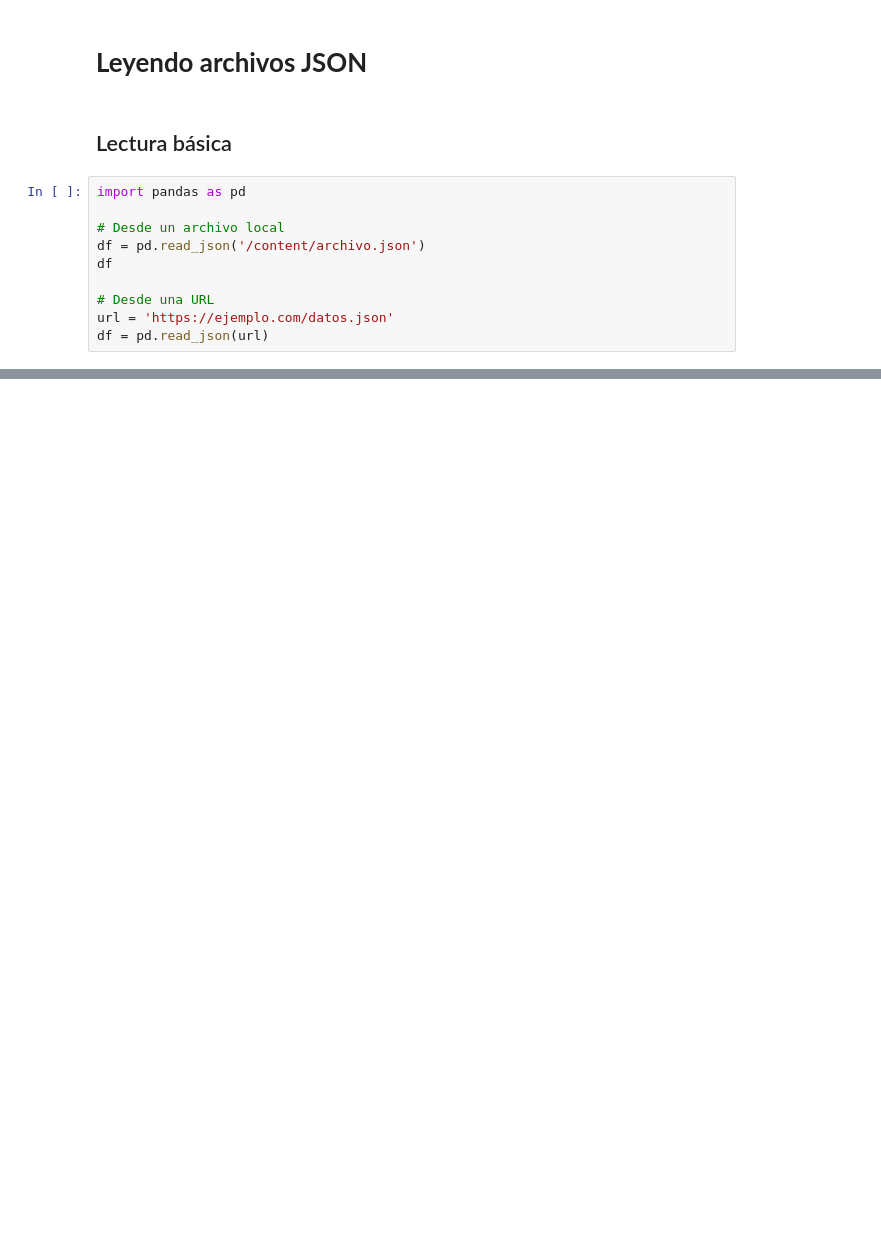
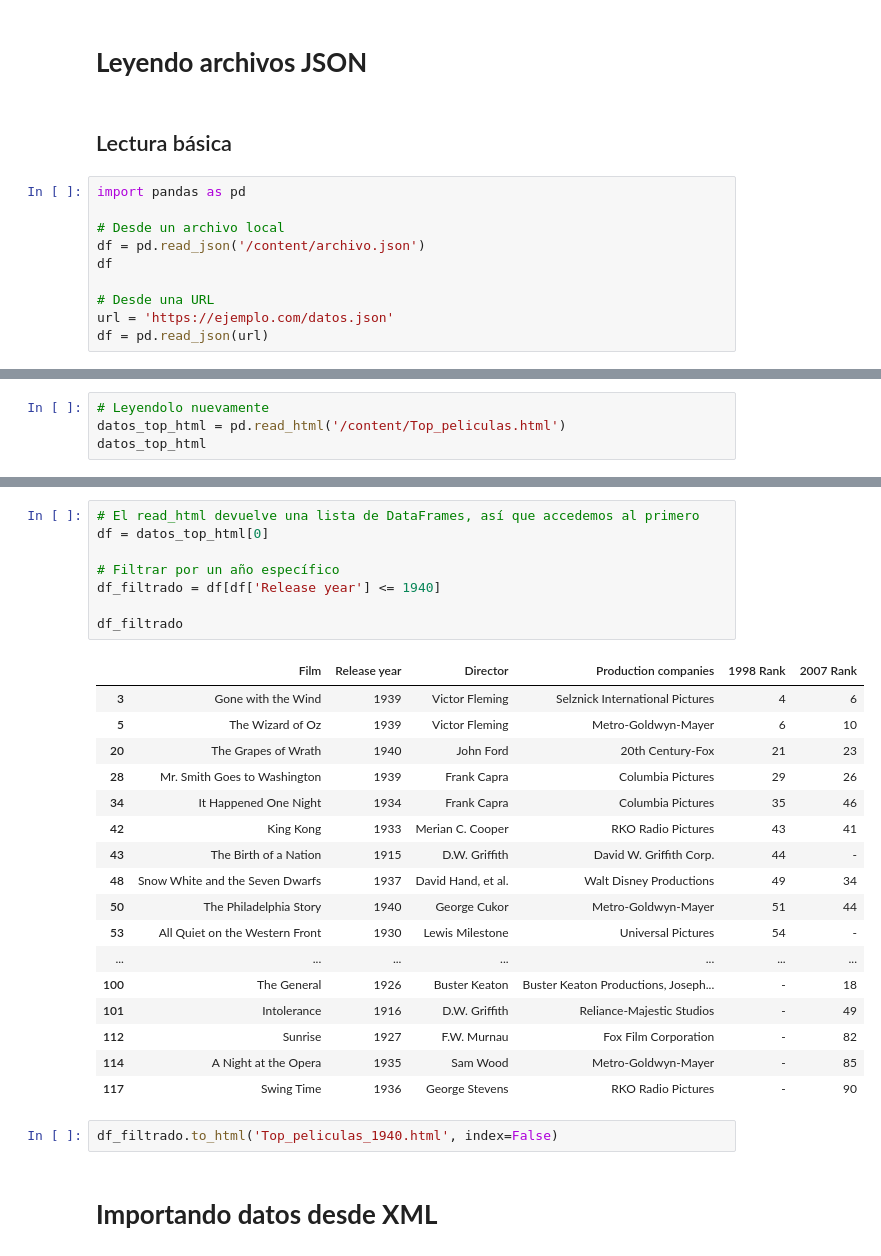
Before and after one commit to Zzero-73/Python_Alura_Latam, a Jupyter notebook: Pandas_Zero.ipynb, the cells around one changed output, grey strips where cells are left out. Saved outputs shown, nothing was run; the diff lists cells and outputs as text; blank space fills up the shorter version.

```diff
--- a/Pandas_Zero.ipynb
+++ b/Pandas_Zero.ipynb
@@ -220,0 +188,4 @@ df = pd.read_json(url)
+# %%
+# Leyendolo nuevamente
+datos_top_html = pd.read_html('/content/Top_peliculas.html')
+datos_top_html
@@ -220,0 +210,30 @@ df = pd.read_json(url)
+# %%
+# El read_html devuelve una lista de DataFrames, así que accedemos al primero
+df = datos_top_html[0]
+
+# Filtrar por un año específico
+df_filtrado = df[df['Release year'] <= 1940]
+
+df_filtrado
+# %% [output]
+|  | Film | Release year | Director | Production companies | 1998 Rank | 2007 Rank |
+| 3 | Gone with the Wind | 1939 | Victor Fleming | Selznick International Pictures | 4 | 6 |
+| 5 | The Wizard of Oz | 1939 | Victor Fleming | Metro-Goldwyn-Mayer | 6 | 10 |
+| 20 | The Grapes of Wrath | 1940 | John Ford | 20th Century-Fox | 21 | 23 |
+| 28 | Mr. Smith Goes to Washington | 1939 | Frank Capra | Columbia Pictures | 29 | 26 |
+| 34 | It Happened One Night | 1934 | Frank Capra | Columbia Pictures | 35 | 46 |
+| 42 | King Kong | 1933 | Merian C. Cooper | RKO Radio Pictures | 43 | 41 |
+| 43 | The Birth of a Nation | 1915 | D.W. Griffith | David W. Griffith Corp. | 44 | - |
+| 48 | Snow White and the Seven Dwarfs | 1937 | David Hand, et al. | Walt Disney Productions | 49 | 34 |
+| 50 | The Philadelphia Story | 1940 | George Cukor | Metro-Goldwyn-Mayer | 51 | 44 |
+| 53 | All Quiet on the Western Front | 1930 | Lewis Milestone | Universal Pictures | 54 | - |
+| ... | ... | ... | ... | ... | ... | ... |
+| 100 | The General | 1926 | Buster Keaton | Buster Keaton Productions, Joseph... | - | 18 |
+| 101 | Intolerance | 1916 | D.W. Griffith | Reliance-Majestic Studios | - | 49 |
+| 112 | Sunrise | 1927 | F.W. Murnau | Fox Film Corporation | - | 82 |
+| 114 | A Night at the Opera | 1935 | Sam Wood | Metro-Goldwyn-Mayer | - | 85 |
+| 117 | Swing Time | 1936 | George Stevens | RKO Radio Pictures | - | 90 |
+# %%
+df_filtrado.to_html('Top_peliculas_1940.html', index=False)
+# %% [markdown]
+# **Importando datos desde XML**
```
Also changed, not shown: parts of 39 cells of this notebook.
